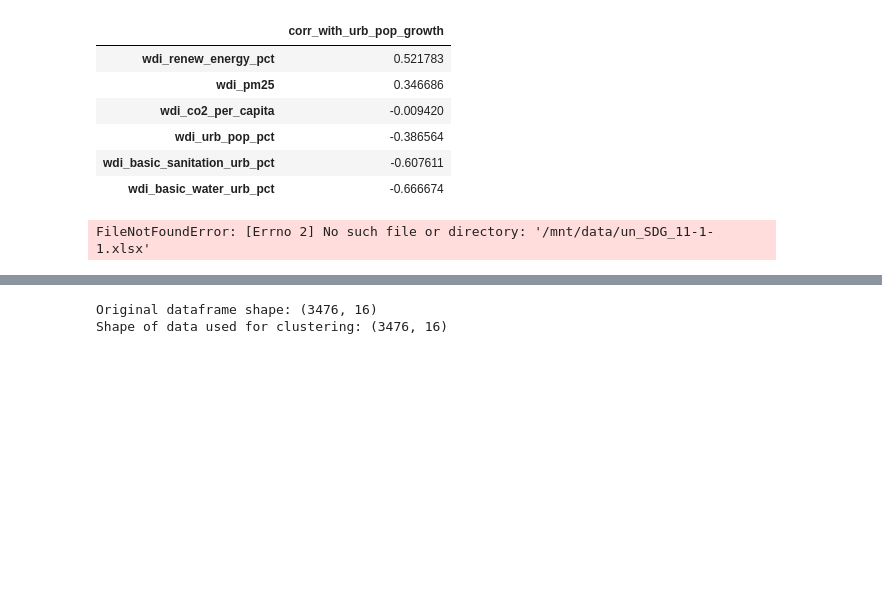
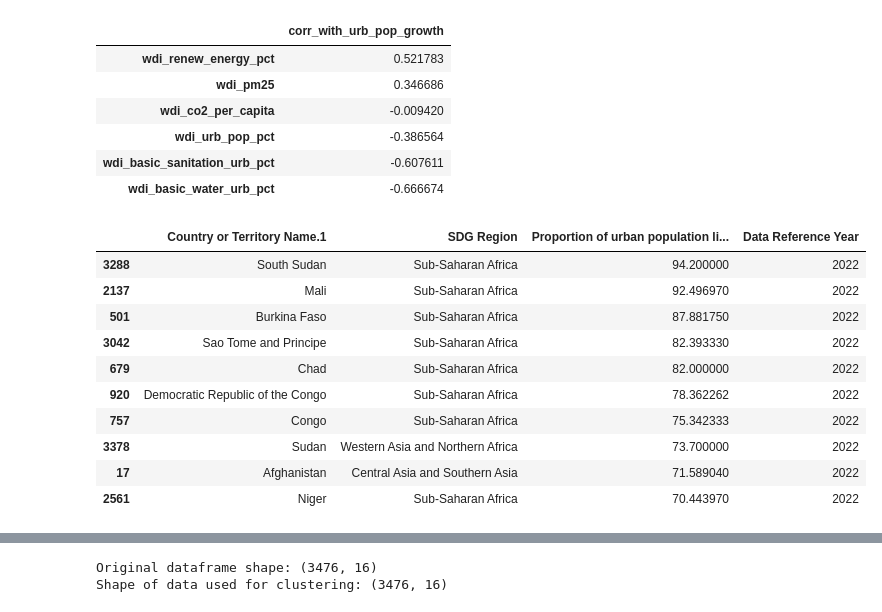
Before and after one commit to axlrn/Notebooks-Contest-Fabric-Data-Days-2025, a Jupyter notebook: Nov2025_RenanOliveiraAndrade_CitiesOfTomorrow.ipynb, the cells around one changed output, grey strips where cells are left out. Cells and saved outputs as stored; diff of their text form; code cells hidden in the pictures; blank space fills up the shorter version.

```diff
--- a/Nov2025_RenanOliveiraAndrade_CitiesOfTomorrow.ipynb
+++ b/Nov2025_RenanOliveiraAndrade_CitiesOfTomorrow.ipynb
@@ -814,34 +952,44 @@ corr_to_growth.to_frame("corr_with_urb_pop_growth")
 # %%
 # 6.4 — Global overview of precarious settlements (UN-Habitat — SDG 11.1.1)
 
-un_sdg_path = "/mnt/data/un_SDG_11-1-1.xlsx"
+un_sdg_path = "datasets/un_SDG_11-1-1.xlsx"
 un_sdg = pd.read_excel(un_sdg_path)
 
 # Use the latest available year for each country/region
 un_latest = (
     un_sdg
     .sort_values("Data Reference Year")
     .groupby("Country or Territory Name.1")
     .tail(1)
 )
 
 cols = [
     "Country or Territory Name.1",
     "SDG Region",
     "Proportion of urban population living in slums or informal settlements (%) (a)",
     "Data Reference Year",
 ]
 
 top_slums = (
     un_latest[cols]
     .dropna(subset=["Proportion of urban population living in slums or informal settlements (%) (a)"])
     .sort_values("Proportion of urban population living in slums or informal settlements (%) (a)", ascending=False)
     .head(10)
 )
 
 top_slums
 # %% [output]
-FileNotFoundError: [Errno 2] No such file or directory: '/mnt/data/un_SDG_11-1-1.xlsx'
+|  | Country or Territory Name.1 | SDG Region | Proportion of urban population li... | Data Reference Year |
+| 3288 | South Sudan | Sub-Saharan Africa | 94.200000 | 2022 |
+| 2137 | Mali | Sub-Saharan Africa | 92.496970 | 2022 |
+| 501 | Burkina Faso | Sub-Saharan Africa | 87.881750 | 2022 |
+| 3042 | Sao Tome and Principe | Sub-Saharan Africa | 82.393330 | 2022 |
+| 679 | Chad | Sub-Saharan Africa | 82.000000 | 2022 |
+| 920 | Democratic Republic of the Congo | Sub-Saharan Africa | 78.362262 | 2022 |
+| 757 | Congo | Sub-Saharan Africa | 75.342333 | 2022 |
+| 3378 | Sudan | Western Asia and Northern Africa | 73.700000 | 2022 |
+| 17 | Afghanistan | Central Asia and Southern Asia | 71.589040 | 2022 |
+| 2561 | Niger | Sub-Saharan Africa | 70.443970 | 2022 |
 # %% [markdown]
 ## 6.5 — Chapter 6 Conclusion — What do the global data tell us?
 
```
Also changed, not shown: parts of 17 cells of this notebook, 1 other file.
